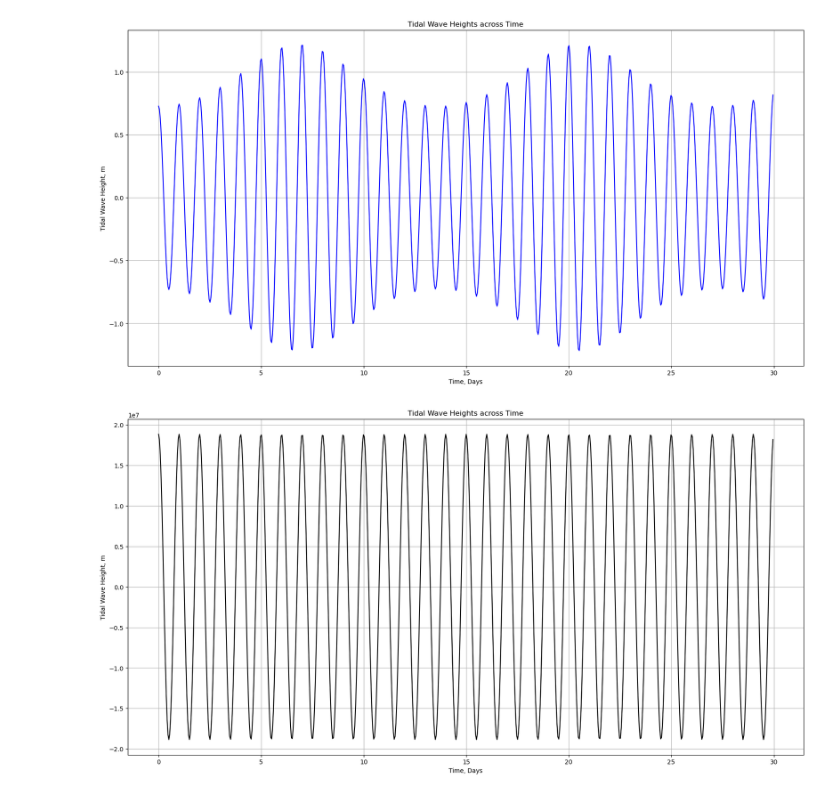
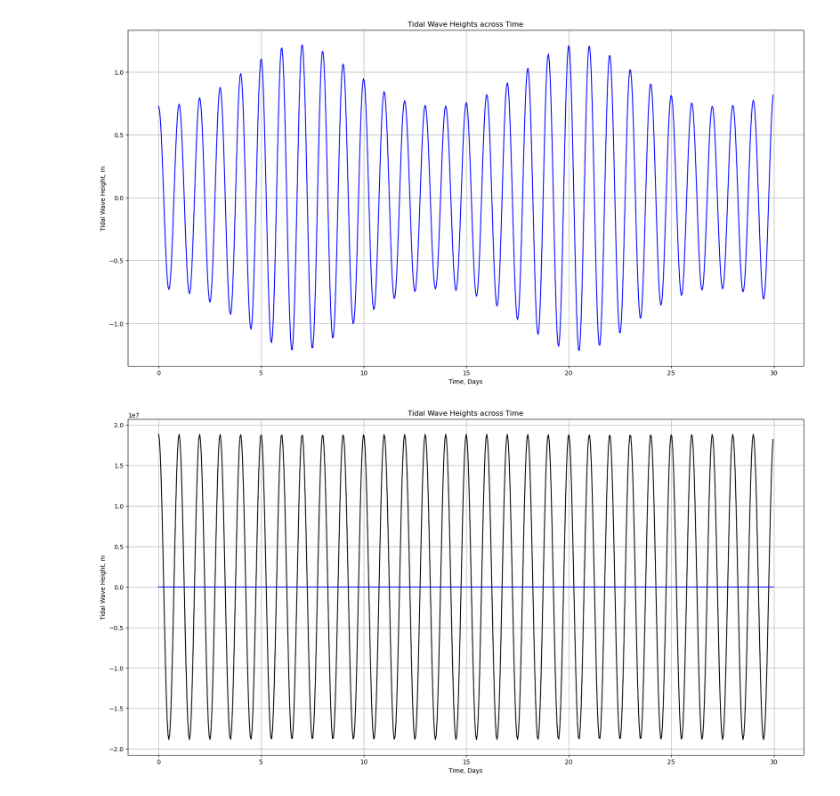
Before and after one commit to kombuchamushrooom/Astro98Project, a Jupyter notebook: final_project/final_project.ipynb, the cells around one changed output. Drawn from its saved outputs; the diff is of its cells as text; code cells hidden in the pictures.

```diff
--- a/final_project/final_project.ipynb
+++ b/final_project/final_project.ipynb
@@ -11,9 +11,7 @@ earth_mass = 5.972*(10**24) # Earth Mass, kg
 earth_rotation = 23.9333 # Earth Rotation Period, hours
 earth_orbit = 365.2422 # Earth Orbital Period, days
 earth_radius = 6378 # Earth Radius, km
-phi = 23.5*pi/180 # Earth's Axial Tilt in degrees, converted to radians
-theta = 23.5*pi/180 # angle from the level of Moon's orbit on Earth, degrees (must be subtracted from Earth's own axial tilt)
-angle = theta-phi
+angle = (0)*pi/180 # angle from the level of the Moon-s orbit onto the earth. Input by erasing zero and making your angle in degrees. Subtract 23.5 to get your lattitude on Earth.
 omega = 0.262 # rad/hr radial velocity of Earth
 G = 6.67428*(10**-11) # N*m^2/kg^2
 g = 9.81 # m/s^2
@@ -76,7 +74,7 @@ plt.show()
 [figure]
 # %%
 tidal_wave_height_by_moon = (10**(17))*((3*G*moon_mass*((earth_radius*1000)**2))/(2*g*((earth_moon_distance*1000)**3)))*(np.cos((2*(pi)*t)/(earth_rotation)))*np.cos(angle)
-tidal_wave_height_by_sun = ((3*G*sun_mass*((earth_radius*1000)**2))/(2*g*((earth_sun_distance*1000)**3)))*np.cos((2*(pi)*t)/(earth_rotation))
+tidal_wave_height_by_sun = ((3*G*sun_mass*((earth_radius*1000)**2))/(2*g*((earth_sun_distance*1000)**3)))*np.cos((2*(pi)*t)/(earth_rotation))*np.cos(angle)
 tidal_wave_height = tidal_wave_height_by_moon + tidal_wave_height_by_sun
 # For some strange reason, and I still have no idea why, the moon tidal wave is on factors of 10^-17 according to the graph, so I just multiplied the graph by 10^17 to fix it.
 
@@ -93,25 +91,26 @@ plt.show()
 planet_mass = 7.76*(10**24) # Earth Mass, kg
 planet_rotation = 23.9333 # Earth Rotation Period, hours
 planet_radius = 6378 # Earth Radius, km
+planet_angle = (0)*pi/180
 g = (G*planet_mass)/((planet_radius*1000)**2) # m/s^2
 
 star_mass = (1.989*(10**30))*(10**8) # Sun Mass, kg
-planet_aphelion = 152097701 # Earth-Sun Aphelion, km
-planet_perihelion = 147098074 # Earth-Sun Perihelion, km
-planet_orbit = (((4*(pi**2)*(((150000000)*1000)**2))/(G*(star_mass+planet_mass)))**1/2)/10 # Earth Orbital Period, days
+planet_star_distance = 150000000 # km
+planet_orbit = (((4*(pi**2)*(((planet_star_distance)*1000)**2))/(G*(star_mass+planet_mass)))**1/2)/10 # Earth Orbital Period, days
 
 alloted_time = planet_orbit
 # %%
-tidal_wave = ((3*G*star_mass*((planet_radius*1000)**2))/(2*g*((150000000*1000)**3)))*np.cos((2*(pi)*t)/(planet_rotation))
+tidal_wave = ((3*G*star_mass*((planet_radius*1000)**2))/(2*g*((150000000*1000)**3)))*np.cos((2*(pi)*t)/(planet_rotation))*np.cos(planet_angle)
 
 plt.figure(figsize=(20,10))
 plt.plot(t/planet_rotation, tidal_wave, color="black")
+plt.plot(t/earth_rotation, tidal_wave_height, color="blue")
 plt.xlabel("Time, Days")
 plt.ylabel("Tidal Wave Height, m")
 plt.title("Tidal Wave Heights across Time")
 plt.grid()
 plt.show()
 
 #Those certaintly aren't mountains, although their heights are pretty similar!
 # %% [output]
-[figure, old version]
+[figure, new version]
```
